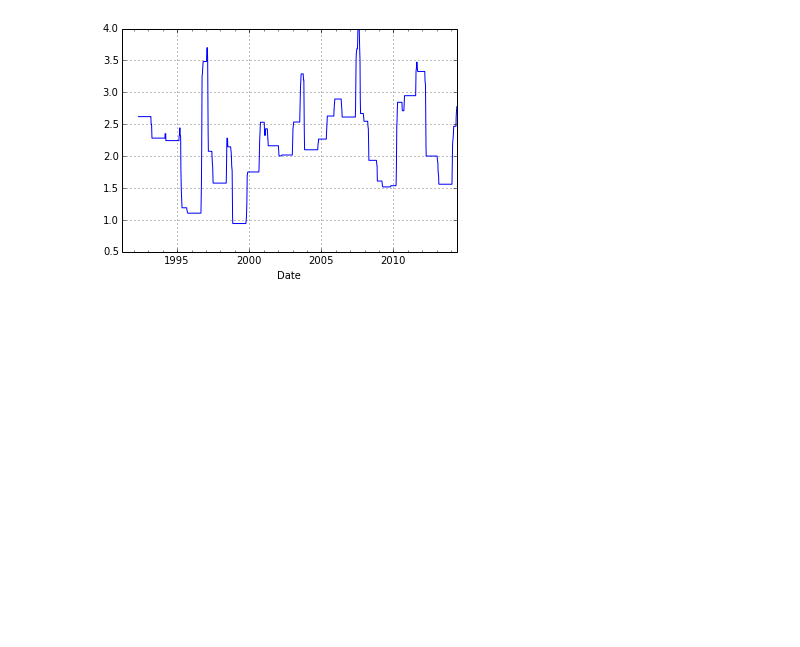
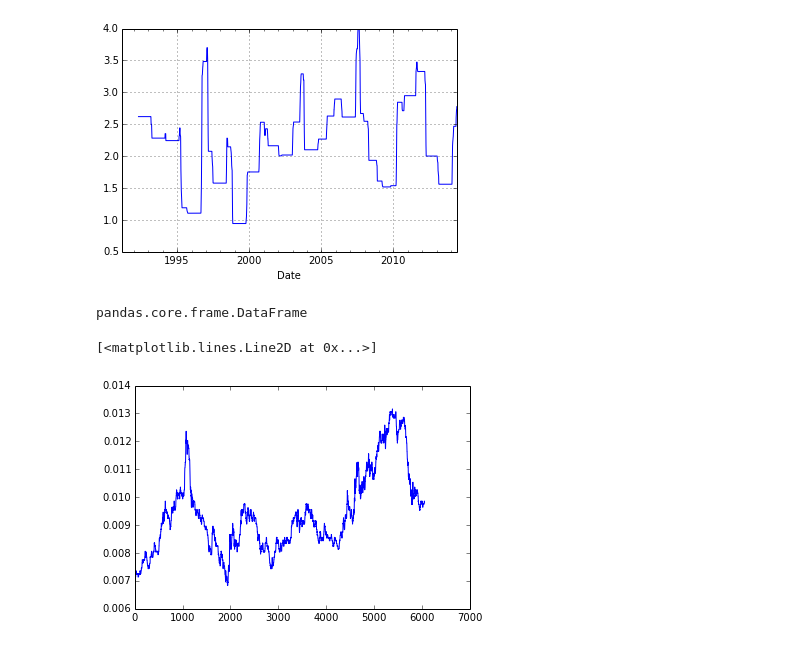
Before and after one commit to gliptak/PythonQCON2014, a Jupyter notebook: Qcon2014VaR.ipynb, the cells around one changed output. Drawn from its saved outputs; the diff is of its cells as text; code cells hidden in the pictures; blank space fills up the shorter version.

```diff
--- a/Qcon2014VaR.ipynb
+++ b/Qcon2014VaR.ipynb
@@ -255,3 +280,15 @@ VarR.plot()
 # %% [output]
 <matplotlib.axes.AxesSubplot at 0x...>
 [figure]
+# %%
+type(ccy_matrix)
+# %% [output]
+pandas.core.frame.DataFrame
+# %%
+from stress import point_tweak
+from operator import add, mul
+tweakedCollection = point_tweak(ccy_matrix, 'eur', '2013-10-31', add, .001)
+plot(tweakedCollection.jpy)
+# %% [output]
+[<matplotlib.lines.Line2D at 0x...>]
+[figure, added]
```
Also changed, not shown: parts of 23 cells of this notebook.
